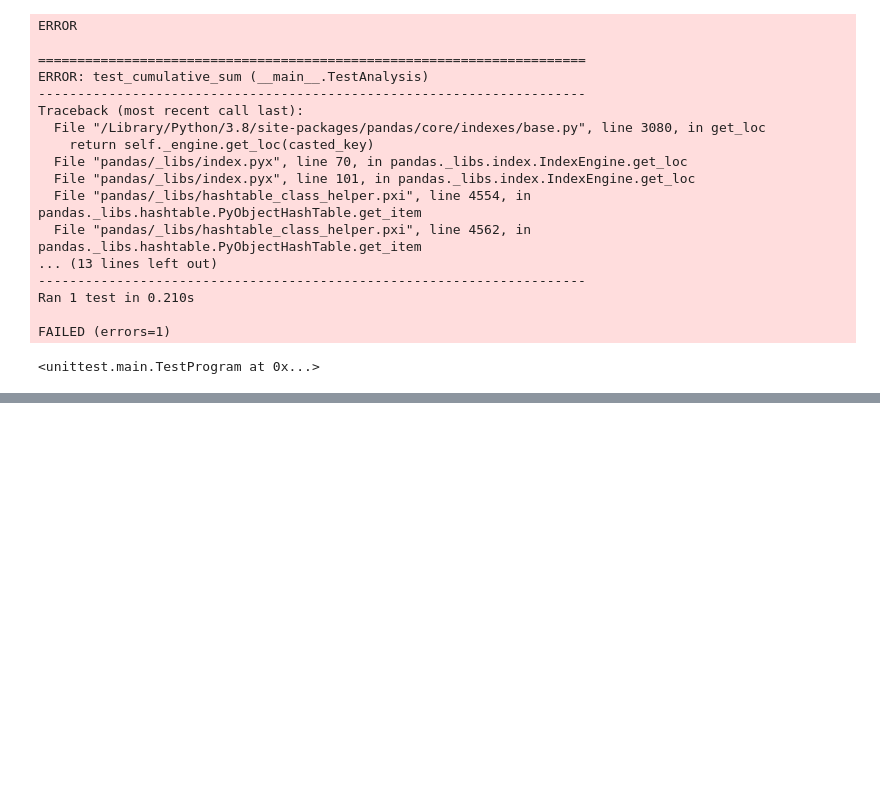
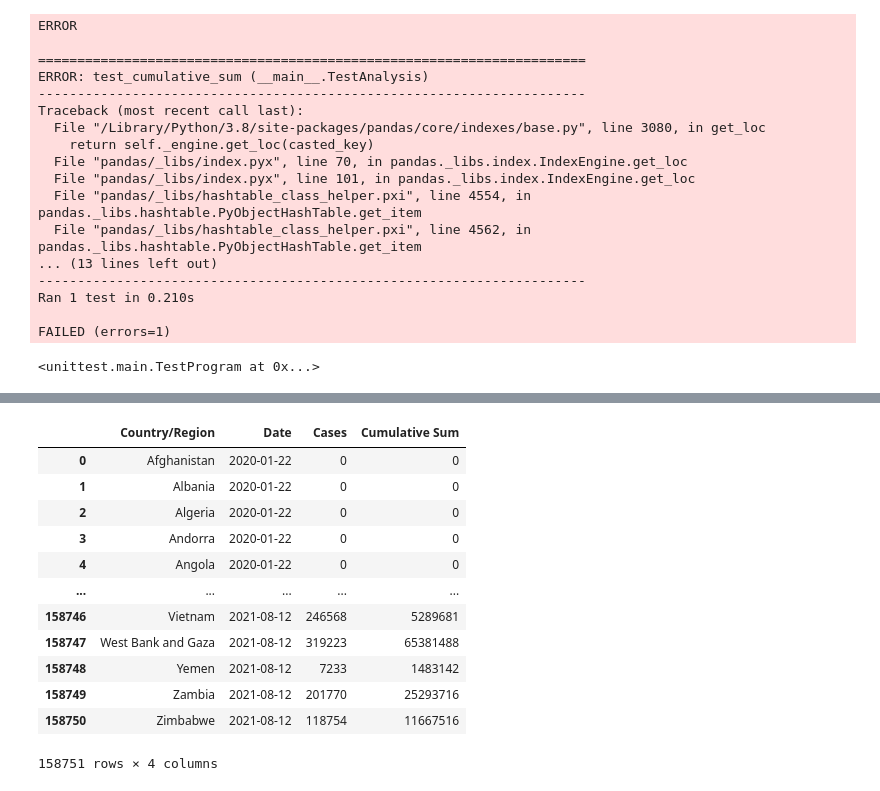
Before and after one commit to jaegerka/epidemiology, a Jupyter notebook: Epidemiology.ipynb, the cells around one changed output, grey strips where cells are left out. Drawn from its saved outputs; the diff is of its cells as text; code cells hidden in the pictures; blank space fills up the shorter version.

```diff
--- a/Epidemiology.ipynb
+++ b/Epidemiology.ipynb
@@ -188,0 +176,16 @@ NameError: name 'use_melt' is not defined
+# %%
+parse_jhu_timeseries_to_dataframe(dataframe)
+# %% [output]
+|  | Country/Region | Date | Cases | Cumulative Sum |
+| 0 | Afghanistan | 2020-01-22 | 0 | 0 |
+| 1 | Albania | 2020-01-22 | 0 | 0 |
+| 2 | Algeria | 2020-01-22 | 0 | 0 |
+| 3 | Andorra | 2020-01-22 | 0 | 0 |
+| 4 | Angola | 2020-01-22 | 0 | 0 |
+| ... | ... | ... | ... | ... |
+| 158746 | Vietnam | 2021-08-12 | 246568 | 5289681 |
+| 158747 | West Bank and Gaza | 2021-08-12 | 319223 | 65381488 |
+| 158748 | Yemen | 2021-08-12 | 7233 | 1483142 |
+| 158749 | Zambia | 2021-08-12 | 201770 | 25293716 |
+| 158750 | Zimbabwe | 2021-08-12 | 118754 | 11667516 |
+158751 rows × 4 columns
```
Also changed, not shown: parts of 3 cells of this notebook.
